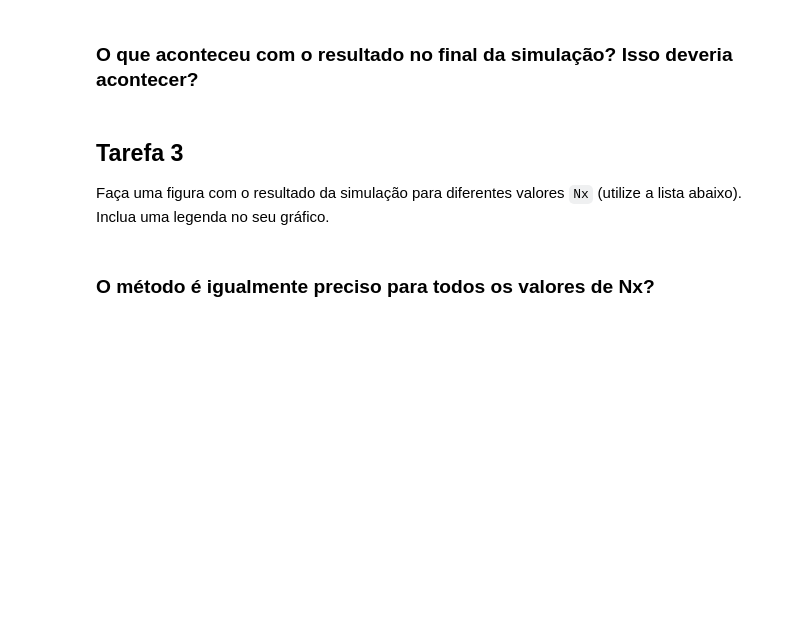
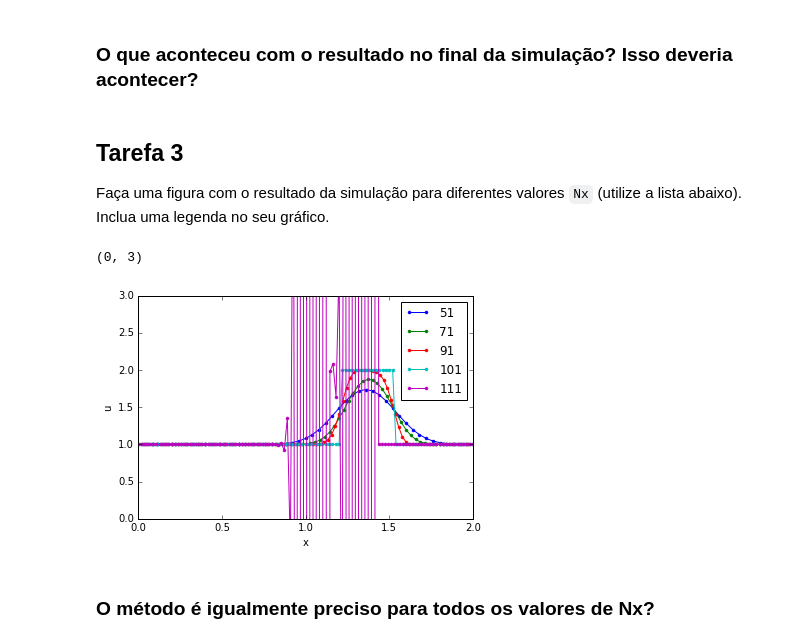
Before and after one commit to mat-esp-2016/diferencas-finitas-conveccao-vbd9, a Jupyter notebook: df-conveccao.ipynb, the cells around one changed output. Saved outputs shown, nothing was run; the diff lists cells and outputs as text; code cells hidden in the pictures; blank space fills up the shorter version.

```diff
--- a/df-conveccao.ipynb
+++ b/df-conveccao.ipynb
@@ -58,7 +63,9 @@ def passo_no_tempo(u_passado, dx, dt, velocidade):
     u_futuro = u_passado.copy()
     Nx = len(u_passado)
 
-
+    for k in range(1,Nx):
+        u_passado[0] = 1
+        u_futuro[k] = u_passado[k] - velocidade * (dt/dx) *(u_passado[k] - u_passado[k-1])
 
     return u_futuro
 # %% [markdown]
@@ -87,10 +97,12 @@ def simula(tamanho, Nx, duração, Nt, velocidade):
     3. Retorna o domínio (x), a condição inicial (u0) e
        o resultado final da simulação (u_futuro).
     """
-
+    x, dx, dt = cria_dominios(tamanho, Nx, duração, Nt)
+    u0 = cria_cond_inicial(x)
     u_passado = u0
-    for
-
+    for i in range(Nt):
+        u_futuro = passo_no_tempo(u_passado, dx, dt, velocidade)
+        u_passado = u_futuro
     return x, u0, u_futuro
 # %% [markdown]
 Utilize as células abaixo para checar o resultado da sua função.
@@ -113,12 +128,16 @@ Faça uma figura com o resultado da simulação para diferentes valores `Nx` (ut
 valores_de_Nx = [51, 71, 91, 101, 111]
 # %%
 plt.figure()
-
-
-plt.legend()
+for Nx in valores_de_Nx:
+    x, u0, u_futuro = simula(tamanho=2, Nx=Nx, duração=1, Nt=51, velocidade=1)
+    plt.plot(x, u_futuro, '.-')
+plt.legend(valores_de_Nx)
 plt.xlabel('x')
 plt.ylabel('u')
 plt.ylim(0, 3)
+# %% [output]
+(0, 3)
+[figure, added]
 # %% [markdown]
 ### O método é igualmente preciso para todos os valores de Nx?
 # %% [markdown]
```
Also changed, not shown: parts of 5 cells of this notebook.
